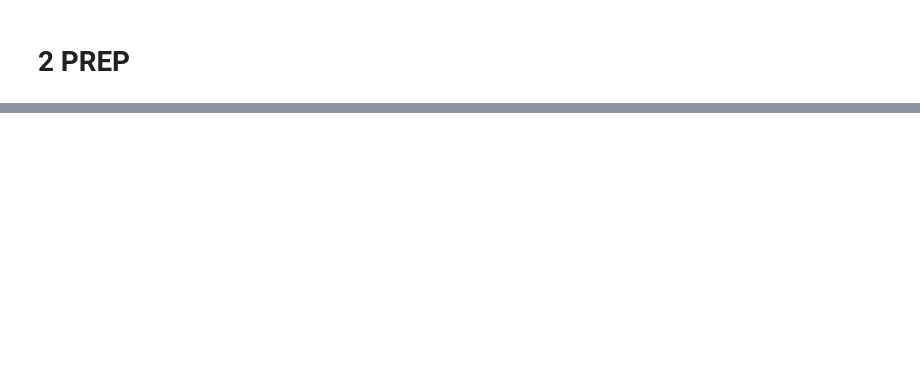
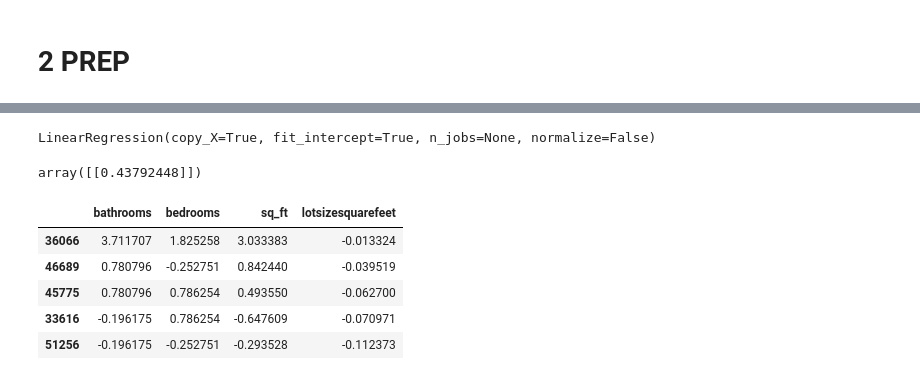
Before and after one commit to flambuth/estimated-home-value, a Jupyter notebook: First_Draft.ipynb, the cells around one changed output, grey strips where cells are left out. Cells and saved outputs as stored; diff of their text form; code cells hidden in the pictures; blank space fills up the shorter version.

```diff
--- a/First_Draft.ipynb
+++ b/First_Draft.ipynb
@@ -35,0 +44,2 @@ df.shape
+# %%
+train, test = split_scale.split_my_data(df)
@@ -35,0 +55,5 @@ df.shape
+# %%
+scaler, train_scaled, test_scaled = split_scale.standard_scaler(train, test)
+# %%
+y_train=train[['taxvaluedollarcnt']]
+X_train=train_scaled.drop('taxvaluedollarcnt' ,axis=1)
@@ -35,0 +74,10 @@ df.shape
+# %%
+#WE"RE GONNA MAKE TWO Lin-Reg MODELS
+#ONE TRAINED WITH EVERY FEATURE, ONE WITH THE 3 OPTIMAL FEATURES
+
+#model_1 will be the baseline, with all the features
+model_1=LinearRegression()
+model_1.fit(X_train,y_train)
+
+#model_1 is now ready to make some predictions on the feature matrix it was created from
+#(X_train)
@@ -35,0 +96,5 @@ df.shape
+# %%
+model_2=LinearRegression()
+model_2.fit(X_train_optimo,y_train)
+# %% [output]
+LinearRegression(copy_X=True, fit_intercept=True, n_jobs=None, normalize=False)
@@ -35,0 +105,13 @@ df.shape
+# %%
+r_squared2
+# %% [output]
+array([[0.43792448]])
+# %%
+X_train.head()
+# %% [output]
+|  | bathrooms | bedrooms | sq_ft | lotsizesquarefeet |
+| 36066 | 3.711707 | 1.825258 | 3.033383 | -0.013324 |
+| 46689 | 0.780796 | -0.252751 | 0.842440 | -0.039519 |
+| 45775 | 0.780796 | 0.786254 | 0.493550 | -0.062700 |
+| 33616 | -0.196175 | 0.786254 | -0.647609 | -0.070971 |
+| 51256 | -0.196175 | -0.252751 | -0.293528 | -0.112373 |
```
Also changed, not shown: parts of 29 cells of this notebook, 3 other files.
